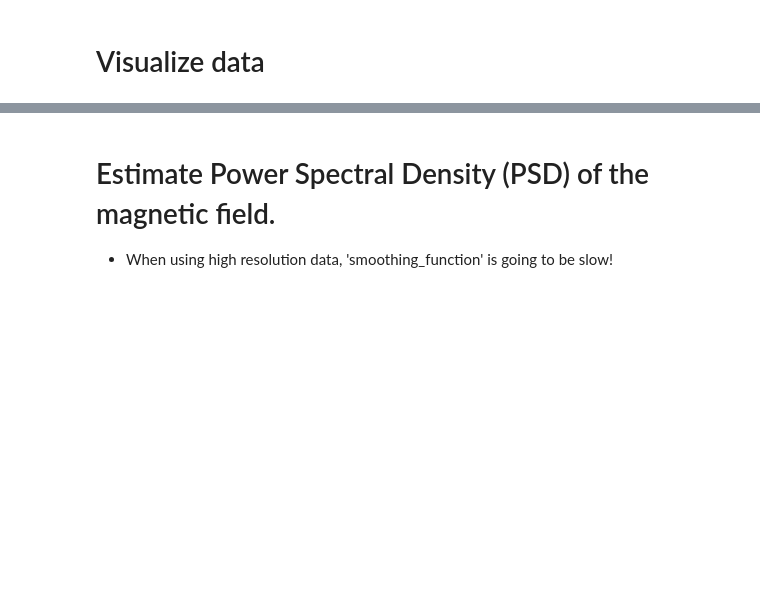
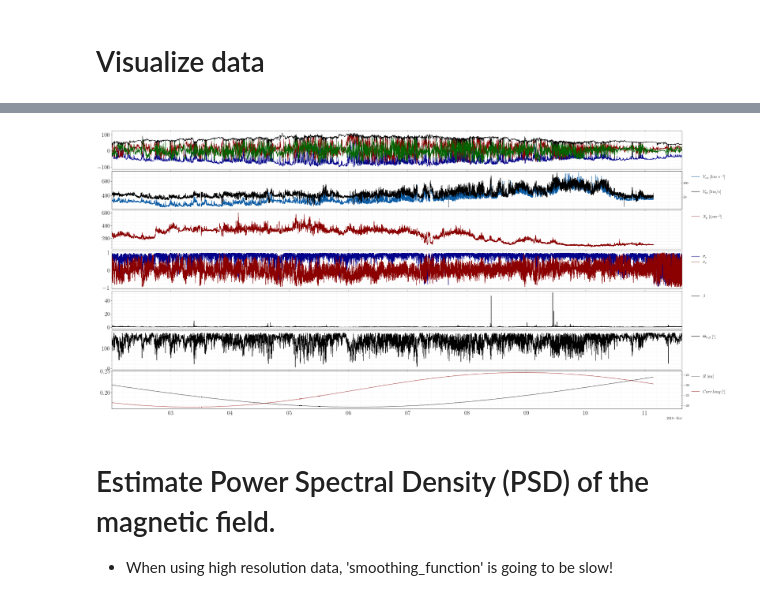
Before and after one commit to nsioulas/MHDTurbPy, a Jupyter notebook: Notebooks_Examples/Load_Clean_Analyze.ipynb, the cells around one changed output, grey strips where cells are left out. Cells and saved outputs as stored; diff of their text form; code cells hidden in the pictures; blank space fills up the shorter version.

```diff
--- a/Notebooks_Examples/Load_Clean_Analyze.ipynb
+++ b/Notebooks_Examples/Load_Clean_Analyze.ipynb
@@ -67,7 +67,7 @@ else:
     print('Not ready yet!')
 
 starting_date           = '2018-11-02 00:10:10'                  # Define starting and ending date of the interval
-ending_date             = '2018-11-04 15:01:51'
+ending_date             = '2018-11-11 15:01:51'
 
 # on the other hand if you have a list of intervals
 load_path               = '/Users/nokni/work/MHDTurbPy/example/' # In case you have multiple days you want to download ()
@@ -94,8 +94,8 @@ duration                = '24H'                                  # Duration of i
 settings                =  {
                             'particle_mode': '9th_perih_cut',    # either: 'spc', 'span', '9th_perih_cut'
                             'use_hampel'   : False,              # Use hampelfilter to despike plasma data
-                            'part_resol'   : 600,                # Max resol of plasma data                [ms]
-                            'MAG_resol'    : 50                   # Max resol og magnetic field data        [ms]
+                            'part_resol'   : 1000,                # Max resol of plasma data                [ms]
+                            'MAG_resol'    : 1000                   # Max resol og magnetic field data        [ms]
 
                             }
 # credentials              =  { 'psp':
@@ -292,6 +309,7 @@ figs.visualize_downloaded_intervals(
                                   sc                         ,
                                   final['Par']['V_resampled'],
                                   final['Mag']['B_resampled'],
+                                  sig_c_sig_r_timeseries     ,
                                   rolling_window             ,
                                   res_rate,
                                   my_dir,
@@ -305,3 +323,4 @@ TypeError: visualize_downloaded_intervals() missing 1 required positional argume
+[figure, added]
 # %% [markdown]
 # Estimate Power Spectral Density (PSD) of the magnetic field.
  - When using high resolution data, 'smoothing_function' is going to be slow!
```
Also changed, not shown: parts of 2 cells of this notebook, 3 other files.
